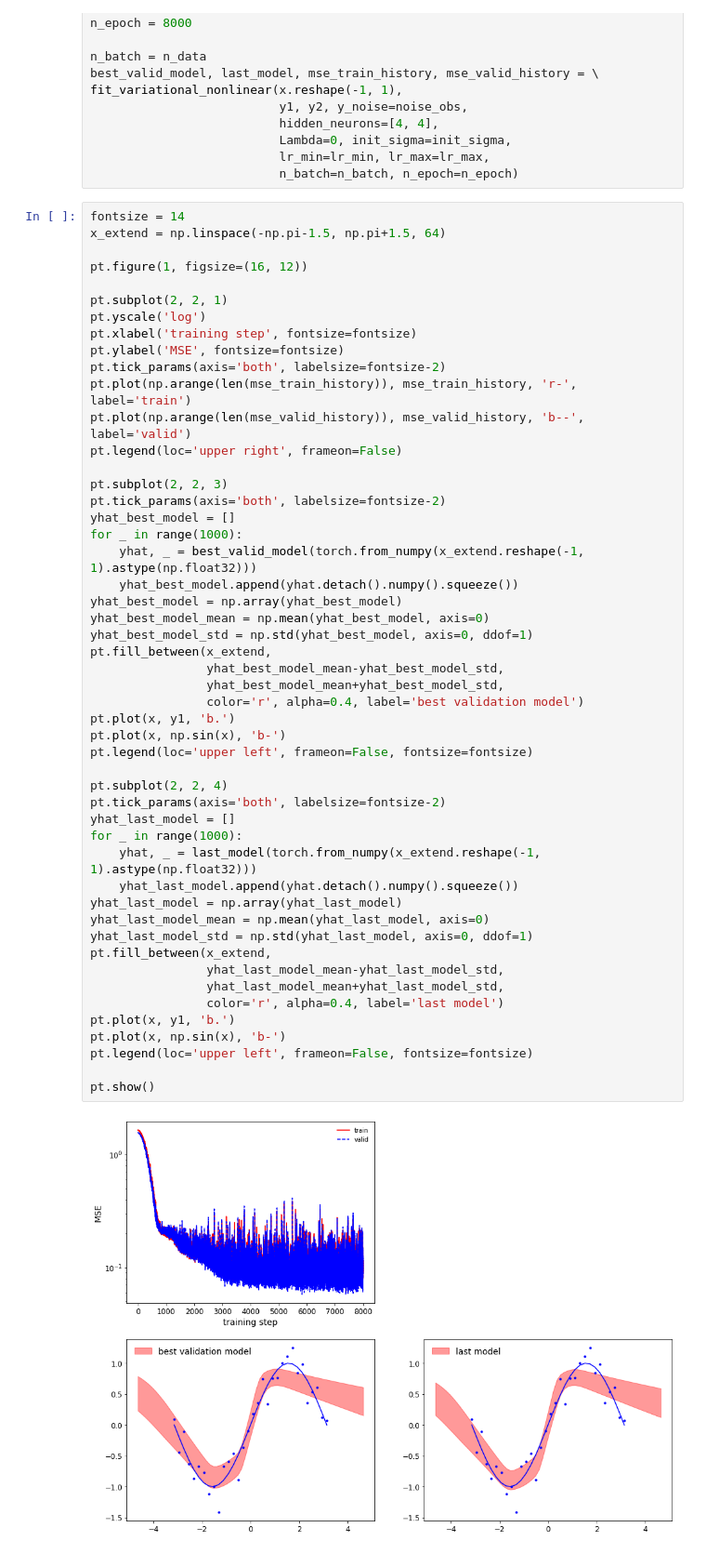
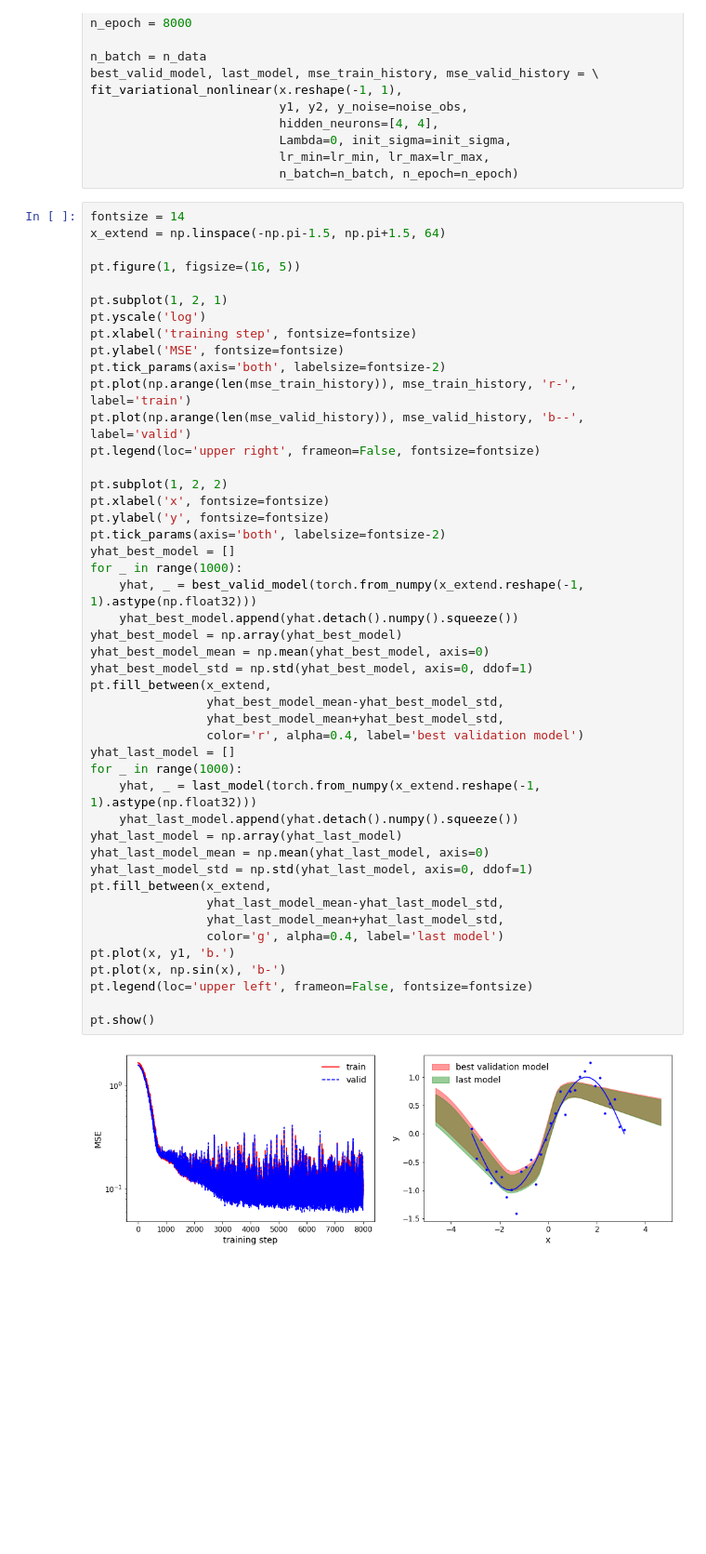
Before and after one commit to chitingchiang/bayesian_neural_network, a Jupyter notebook: nonlinear_regression.ipynb, the cells around one changed output. Shown: that part at 93% size. Drawn from its saved outputs; the diff is of its cells as text; blank space fills up the shorter version.

```diff
--- a/nonlinear_regression.ipynb
+++ b/nonlinear_regression.ipynb
@@ -220,51 +220,47 @@ fit_variational_nonlinear(x.reshape(-1, 1),
 fontsize = 14
 x_extend = np.linspace(-np.pi-1.5, np.pi+1.5, 64)
 
-pt.figure(1, figsize=(16, 12))
+pt.figure(1, figsize=(16, 5))
 
-pt.subplot(2, 2, 1)
+pt.subplot(1, 2, 1)
 pt.yscale('log')
 pt.xlabel('training step', fontsize=fontsize)
 pt.ylabel('MSE', fontsize=fontsize)
 pt.tick_params(axis='both', labelsize=fontsize-2)
 pt.plot(np.arange(len(mse_train_history)), mse_train_history, 'r-', label='train')
 pt.plot(np.arange(len(mse_valid_history)), mse_valid_history, 'b--', label='valid')
-pt.legend(loc='upper right', frameon=False)
+pt.legend(loc='upper right', frameon=False, fontsize=fontsize)
 
-pt.subplot(2, 2, 3)
+pt.subplot(1, 2, 2)
+pt.xlabel('x', fontsize=fontsize)
+pt.ylabel('y', fontsize=fontsize)
 pt.tick_params(axis='both', labelsize=fontsize-2)
 yhat_best_model = []
 for _ in range(1000):
     yhat, _ = best_valid_model(torch.from_numpy(x_extend.reshape(-1, 1).astype(np.float32)))
     yhat_best_model.append(yhat.detach().numpy().squeeze())
 yhat_best_model = np.array(yhat_best_model)
 yhat_best_model_mean = np.mean(yhat_best_model, axis=0)
 yhat_best_model_std = np.std(yhat_best_model, axis=0, ddof=1)
 pt.fill_between(x_extend,
                 yhat_best_model_mean-yhat_best_model_std,
                 yhat_best_model_mean+yhat_best_model_std,
                 color='r', alpha=0.4, label='best validation model')
-pt.plot(x, y1, 'b.')
-pt.plot(x, np.sin(x), 'b-')
-pt.legend(loc='upper left', frameon=False, fontsize=fontsize)
-
-pt.subplot(2, 2, 4)
-pt.tick_params(axis='both', labelsize=fontsize-2)
 yhat_last_model = []
 for _ in range(1000):
     yhat, _ = last_model(torch.from_numpy(x_extend.reshape(-1, 1).astype(np.float32)))
     yhat_last_model.append(yhat.detach().numpy().squeeze())
 yhat_last_model = np.array(yhat_last_model)
 yhat_last_model_mean = np.mean(yhat_last_model, axis=0)
 yhat_last_model_std = np.std(yhat_last_model, axis=0, ddof=1)
 pt.fill_between(x_extend,
                 yhat_last_model_mean-yhat_last_model_std,
                 yhat_last_model_mean+yhat_last_model_std,
-                color='r', alpha=0.4, label='last model')
+                color='g', alpha=0.4, label='last model')
 pt.plot(x, y1, 'b.')
 pt.plot(x, np.sin(x), 'b-')
 pt.legend(loc='upper left', frameon=False, fontsize=fontsize)
 
 pt.show()
 # %% [output]
-[figure, old version]
+[figure, new version]
```
Also changed, not shown: 2 other files.
